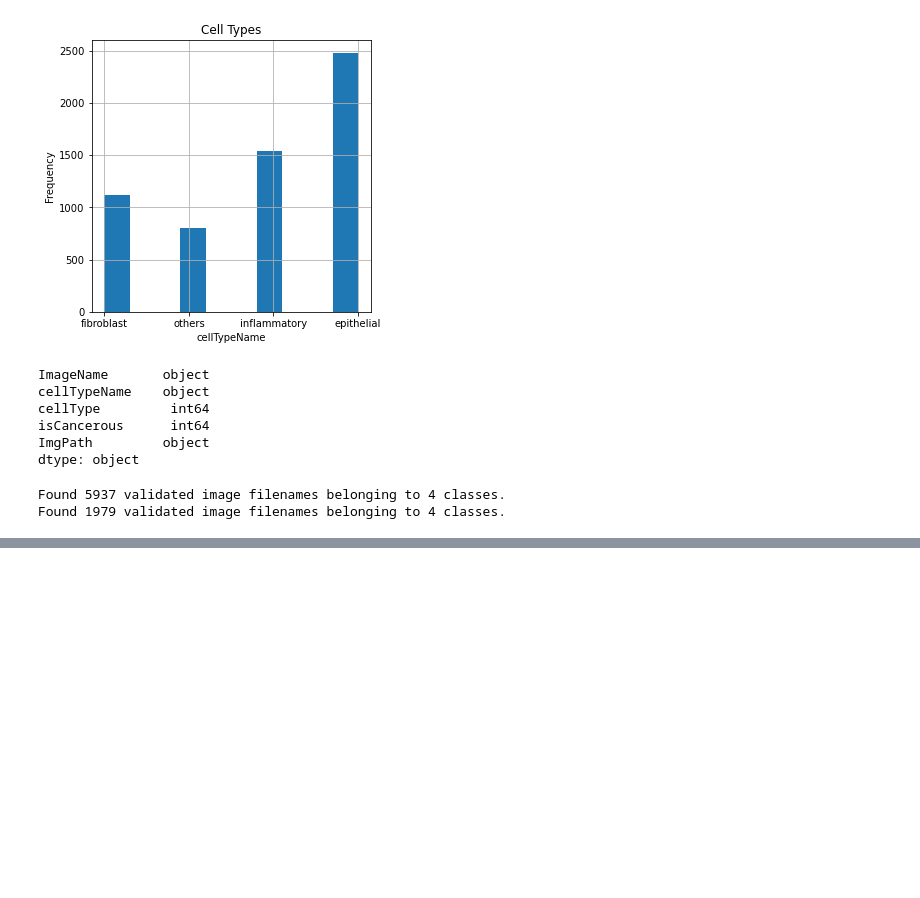
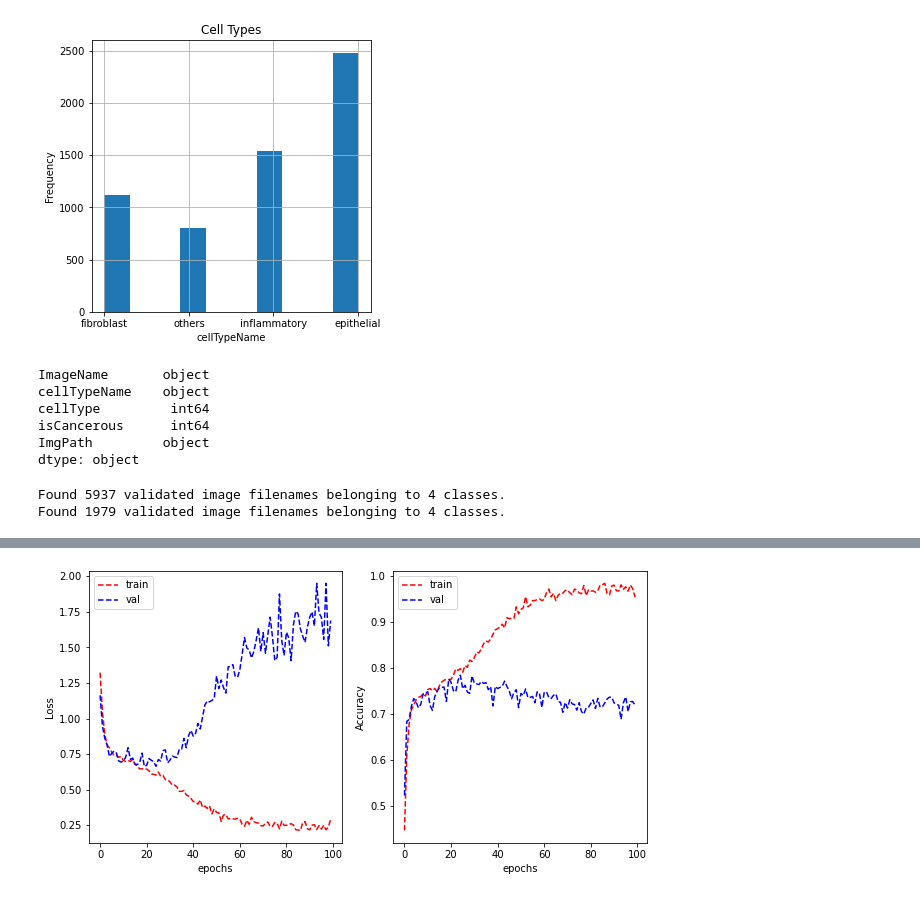
Before and after one commit to s3781183/machine_learning_A2, a Jupyter notebook: A2-AR.ipynb, the cells around one changed output, grey strips where cells are left out. Drawn from its saved outputs; the diff is of its cells as text; code cells hidden in the pictures; blank space fills up the shorter version.

```diff
--- a/A2-AR.ipynb
+++ b/A2-AR.ipynb
@@ -233,11 +235,13 @@ model_2.compile(optimizer='adam',
               loss=tf.keras.losses.CategoricalCrossentropy(from_logits=True),
               metrics=['categorical_accuracy'])
 # %%
-history_2 = model_2.fit_generator(train_generator, validation_data = validation_generator, epochs=100, verbose=0)
+history_2 = model_2.fit(train_generator, validation_data = validation_generator, epochs=100, verbose=0)
 
 plot_learning_curve(history_2.history['loss'], history_2.history['val_loss'],
                     history_2.history['categorical_accuracy'], history_2.history['val_categorical_accuracy'],
                     metric_name='Accuracy')
+# %% [output]
+[figure, added]
 # %%
 #data augmentation
 
```
Also changed, not shown: parts of 9 cells of this notebook.
